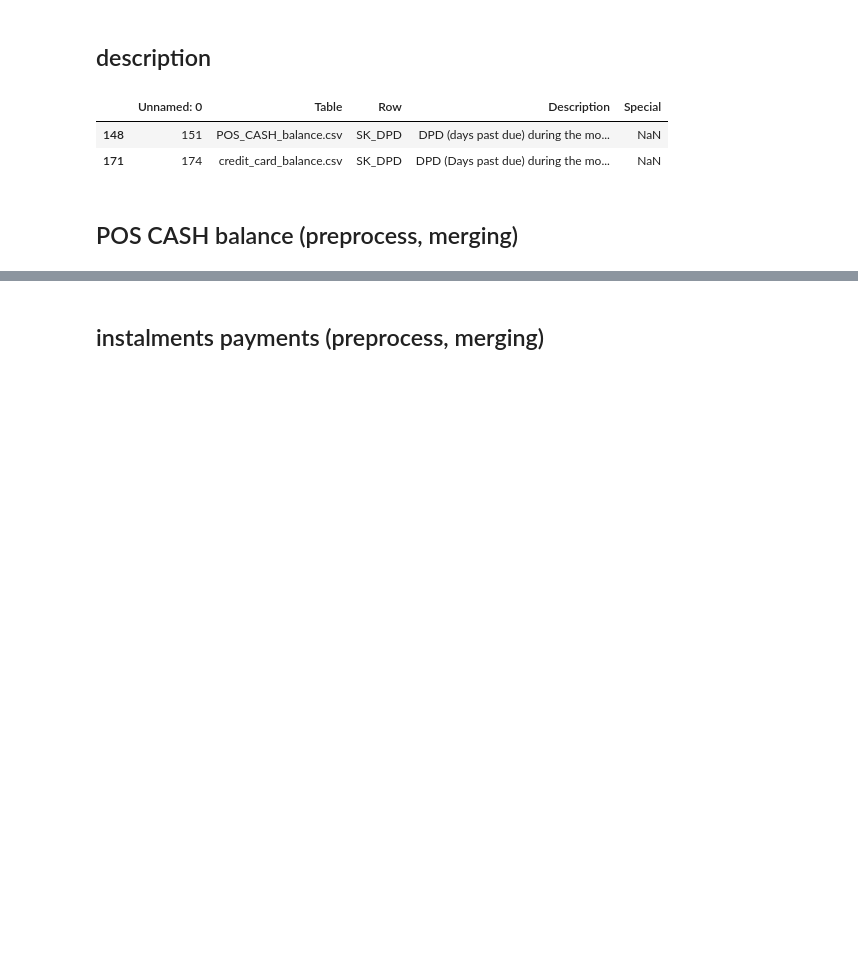
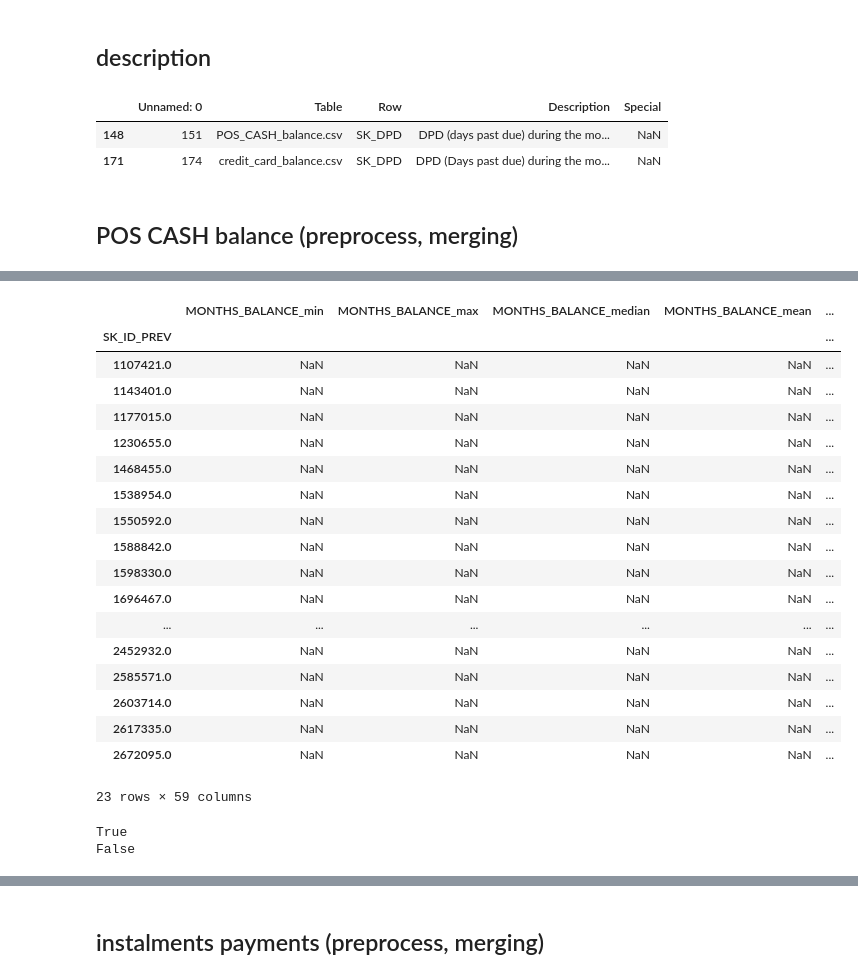
Before and after one commit to laurentgeran/homeCredit, a Jupyter notebook: P7.ipynb, the cells around one changed output, grey strips where cells are left out. Cells and saved outputs as stored; diff of their text form; code cells hidden in the pictures; blank space fills up the shorter version.

```diff
--- a/P7.ipynb
+++ b/P7.ipynb
@@ -630,2 +869,29 @@ columnsDescription[columnsDescription["Row"]=="SK_DPD"]
+# %%
+test[np.isnan(test["MONTHS_BALANCE_min"])]
+# %% [output]
+|  | MONTHS_BALANCE_min | MONTHS_BALANCE_max | MONTHS_BALANCE_median | MONTHS_BALANCE_mean | ... |
+| SK_ID_PREV |  |  |  |  | ... |
+| 1107421.0 | NaN | NaN | NaN | NaN | ... |
+| 1143401.0 | NaN | NaN | NaN | NaN | ... |
+| 1177015.0 | NaN | NaN | NaN | NaN | ... |
+| 1230655.0 | NaN | NaN | NaN | NaN | ... |
+| 1468455.0 | NaN | NaN | NaN | NaN | ... |
+| 1538954.0 | NaN | NaN | NaN | NaN | ... |
+| 1550592.0 | NaN | NaN | NaN | NaN | ... |
+| 1588842.0 | NaN | NaN | NaN | NaN | ... |
+| 1598330.0 | NaN | NaN | NaN | NaN | ... |
+| 1696467.0 | NaN | NaN | NaN | NaN | ... |
+| ... | ... | ... | ... | ... | ... |
+| 2452932.0 | NaN | NaN | NaN | NaN | ... |
+| 2585571.0 | NaN | NaN | NaN | NaN | ... |
+| 2603714.0 | NaN | NaN | NaN | NaN | ... |
+| 2617335.0 | NaN | NaN | NaN | NaN | ... |
+| 2672095.0 | NaN | NaN | NaN | NaN | ... |
+23 rows × 59 columns
+# %%
+test = preprocess(posCashBalance,aggregation=True,_id="SK_ID_PREV")
+# %% [output]
+True
+False
 # %%
 previousApplication = pd.merge(previousApplication,preprocess(posCashBalance,aggregation=True,_id="SK_ID_PREV"), how = "left",left_on="SK_ID_PREV",right_on="SK_ID_PREV",suffixes=("_prev","_pos"))
```
Also changed, not shown: parts of 63 cells of this notebook, 7 other files.
